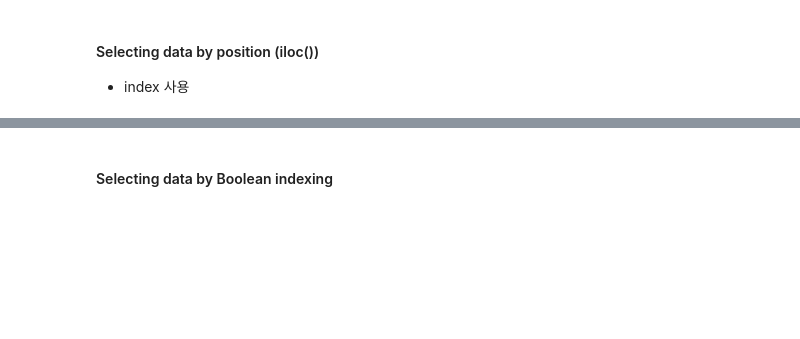
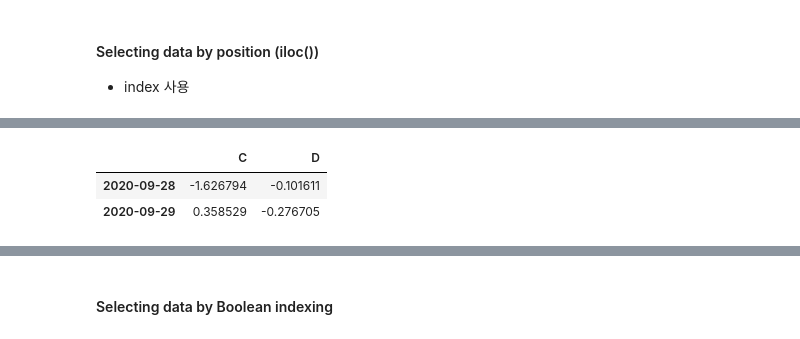
Before and after one commit to rldckd0103/pdm02, a Jupyter notebook: py-pandas/pandas_2_handling_df.ipynb, the cells around one changed output, grey strips where cells are left out. Cells and saved outputs as stored; diff of their text form; code cells hidden in the pictures; blank space fills up the shorter version.

```diff
--- a/py-pandas/pandas_2_handling_df.ipynb
+++ b/py-pandas/pandas_2_handling_df.ipynb
@@ -282,8 +310,12 @@ df.iloc[3]  # 결과는 차원축소형으로 표현됨.
 # %%
 # [다시 도전]
 # Select data for first two days AND comumn 3,4 from df.
 # Use iloc
-# df.iloc[:2,2:4]
+df.iloc[:2,2:4]
+# %% [output]
+|  | C | D |
+| 2020-09-28 | -1.626794 | -0.101611 |
+| 2020-09-29 | 0.358529 | -0.276705 |
 # %%
 # Select one item
 df.iloc[1,1]
```
Also changed, not shown: parts of 14 cells of this notebook.
